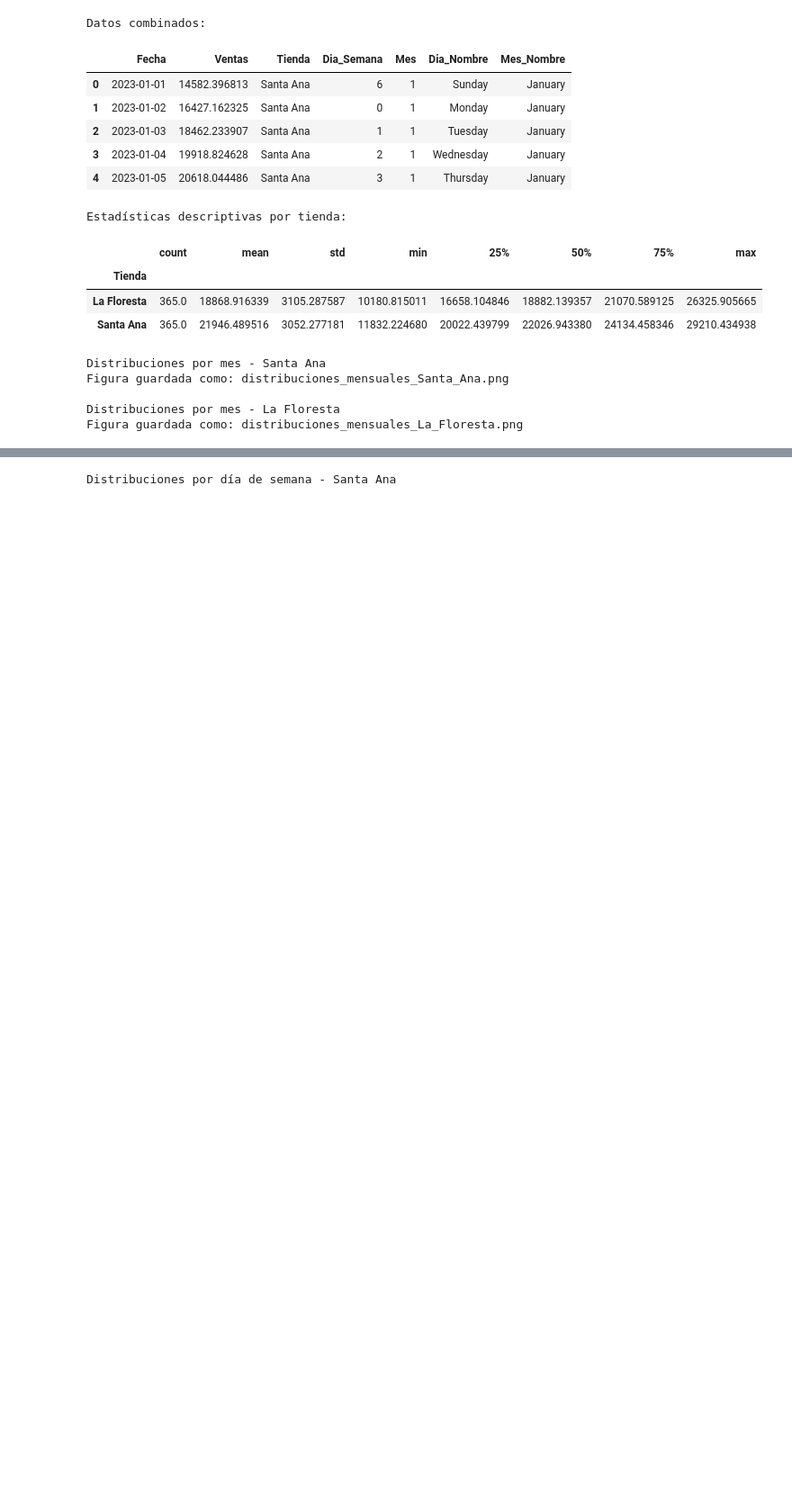
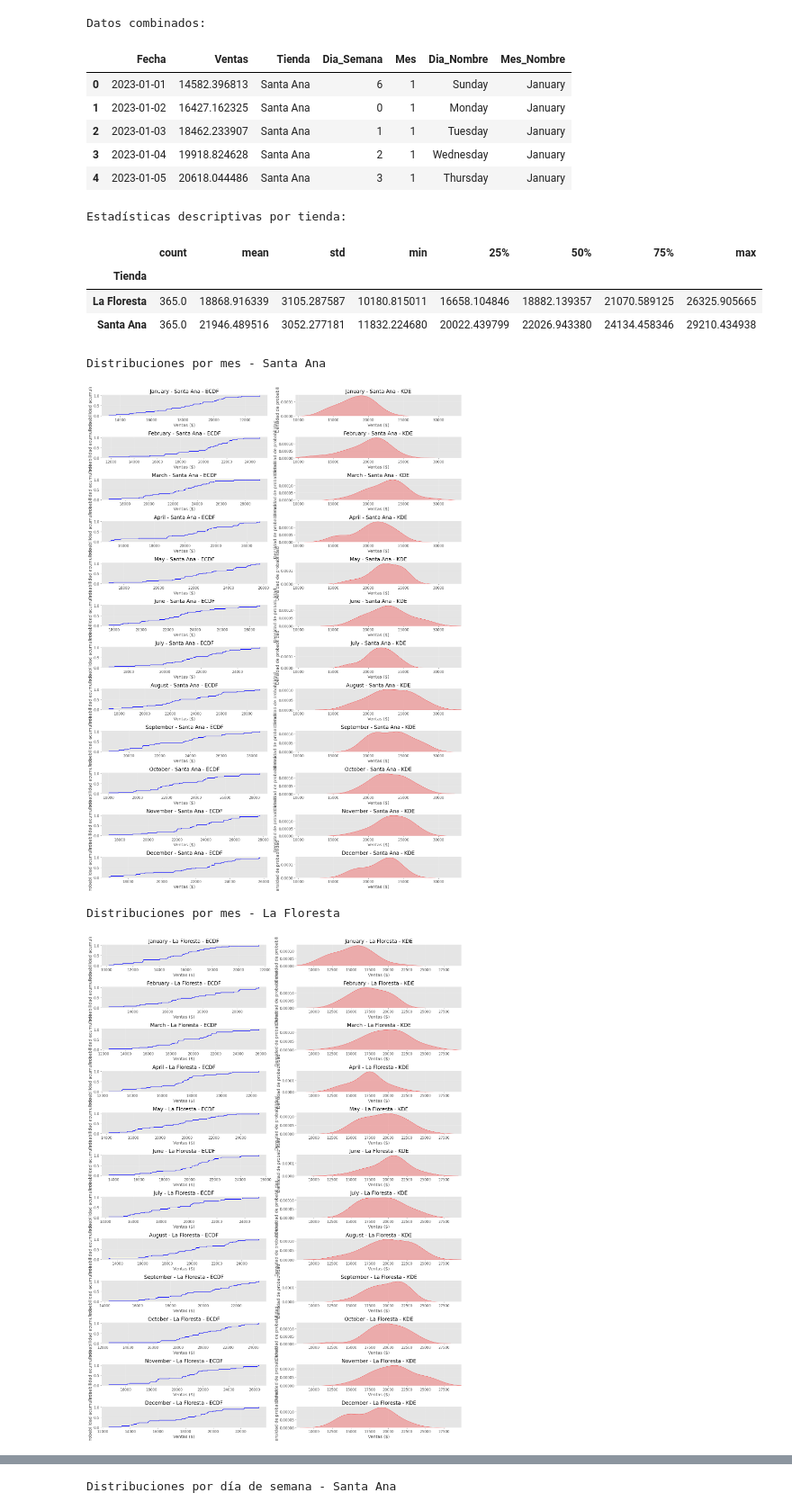
Before and after one commit to pablobrahim/TP_PEIA, a Jupyter notebook: TP_PEIA.ipynb, the cells around one changed output, grey strips where cells are left out. Shown at 90% size. Saved outputs shown, nothing was run; the diff lists cells and outputs as text; code cells hidden in the pictures; blank space fills up the shorter version.

```diff
--- a/TP_PEIA.ipynb
+++ b/TP_PEIA.ipynb
@@ -173,37 +173,36 @@ def plot_distributions_by_month(df, store, save_fig=False):
         plt.xlabel('Ventas ($)')
         plt.ylabel('Probabilidad acumulada')
         plt.grid(True, alpha=0.3)
 
         # Subplot para KDE
         plt.subplot(12, 2, 2*month)
         sns.kdeplot(month_data, color='r', label='KDE', fill=True)
         plt.title(f'{month_name} - {store} - KDE')
         plt.xlabel('Ventas ($)')
         plt.ylabel('Densidad de probabilidad')
         plt.xlim(lower_x, upper_x)
         plt.grid(True, alpha=0.3)
 
     plt.tight_layout()
 
     if save_fig:
         filename = f'distribuciones_mensuales_{store.replace(" ", "_")}.png'
         plt.savefig(filename, dpi=200, bbox_inches='tight')
         print(f"Figura guardada como: {filename}")
     else:
         plt.show()
     plt.close()
 
 # Análisis y guardado para Santa Ana
 print("Distribuciones por mes - Santa Ana")
-plot_distributions_by_month(data, 'Santa Ana', save_fig=True)
+plot_distributions_by_month(data, 'Santa Ana', save_fig=False)
 
 # Análisis y guardado para La Floresta
 print("\nDistribuciones por mes - La Floresta")
-plot_distributions_by_month(data, 'La Floresta', save_fig=True)
+plot_distributions_by_month(data, 'La Floresta', save_fig=False)
 # %% [output]
 Distribuciones por mes - Santa Ana
-Figura guardada como: distribuciones_mensuales_Santa_Ana.png
-
-Distribuciones por mes - La Floresta
-Figura guardada como: distribuciones_mensuales_La_Floresta.png
+[figure, added]
+Distribuciones por mes - La Floresta
+[figure, added]
 # %%
```
Also changed, not shown: parts of 4 cells of this notebook, 3 other files.
